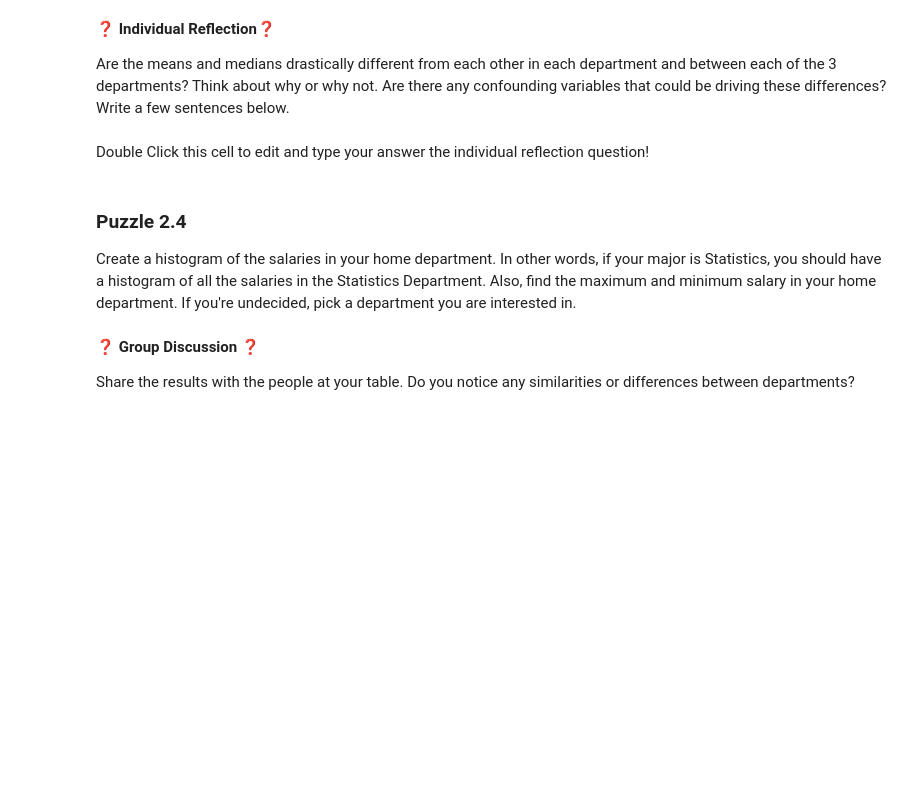
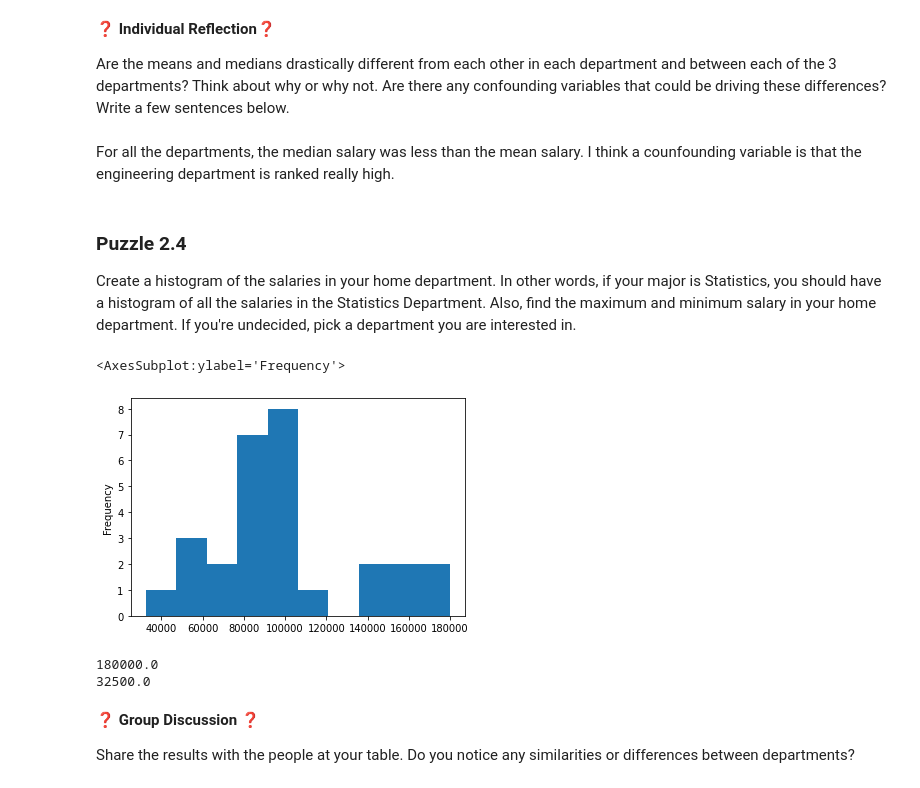
Before and after one commit to rgu6/Rachael-Gu, a Jupyter notebook: lab_plots/lab_plots.ipynb, the cells around one changed output. Drawn from its saved outputs; the diff is of its cells as text; code cells hidden in the pictures; blank space fills up the shorter version.

```diff
--- a/lab_plots/lab_plots.ipynb
+++ b/lab_plots/lab_plots.ipynb
@@ -237,22 +284,30 @@ print(f"{tada} All tests passed! {tada}")
 **❓ Individual Reflection❓**
 
 Are the means and medians drastically different from each other in each department and between each of the 3 departments? Think about why or why not. Are there any confounding variables that could be driving these differences?  Write a few sentences below.
-# %% [markdown]
-Double Click this cell to edit and type your answer the individual reflection question!
+# %% [markdown]
+For all the departments, the median salary was less than the mean salary. I think a counfounding variable is that the engineering department is ranked really high.
 # %% [markdown]
 ### Puzzle 2.4
 
 Create a histogram of the salaries in your home department.  In other words, if your major is Statistics, you should have a histogram of all the salaries in the Statistics Department. Also, find the maximum and minimum salary in your home department. If you're undecided, pick a department you are interested in.
 # %%
 # histogram of your home department
+STAT = df[df["Primary Department"]=="Statistics"]
+STAT["Salary"].plot.hist()
+# %% [output]
+<AxesSubplot:ylabel='Frequency'>
+[figure, added]
 # %%
 #find the max and min salary for your home deparment
 
-max_salary = ...
+max_salary = STAT["Salary"].max()
 print(max_salary)
 
-min_salary = ...
+min_salary = STAT["Salary"].min()
 print(min_salary)
+# %% [output]
+180000.0
+32500.0
 # %% [markdown]
 **❓ Group Discussion ❓**
 
```
Also changed, not shown: parts of 24 cells of this notebook, 1 other file.
